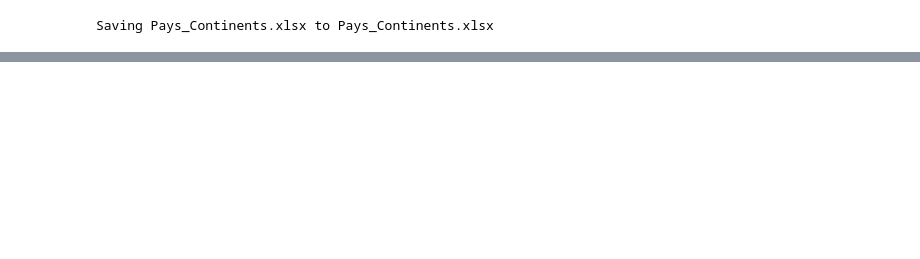
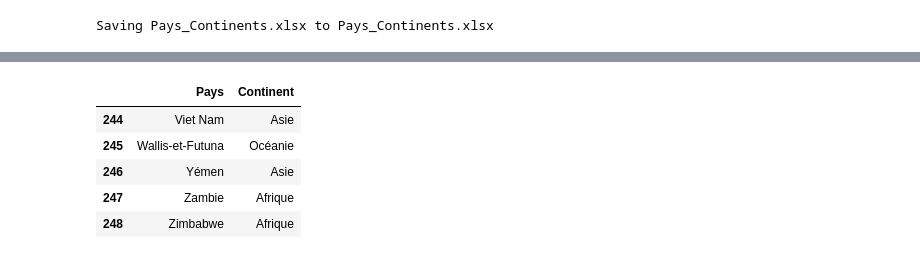
Before and after one commit to Randasabag/Etude-de-march-de-la-poule-qui-chante-avec-Python, a Jupyter notebook: projet9V1.ipynb, the cells around one changed output, grey strips where cells are left out. Saved outputs shown, nothing was run; the diff lists cells and outputs as text; code cells hidden in the pictures; blank space fills up the shorter version.

```diff
--- a/projet9V1.ipynb
+++ b/projet9V1.ipynb
@@ -2028 +2036,11 @@ df_pays_continent.head()
+# %%
+df=df_pays_continent[['Nom français', 'Continent']].rename(columns={'Nom français':'Pays'})
+df.tail()
+# %% [output]
+|  | Pays | Continent |
+| 244 | Viet Nam | Asie |
+| 245 | Wallis-et-Futuna | Océanie |
+| 246 | Yémen | Asie |
+| 247 | Zambie | Afrique |
+| 248 | Zimbabwe | Afrique |
 # %%
```
Also changed, not shown: parts of 37 cells of this notebook.
